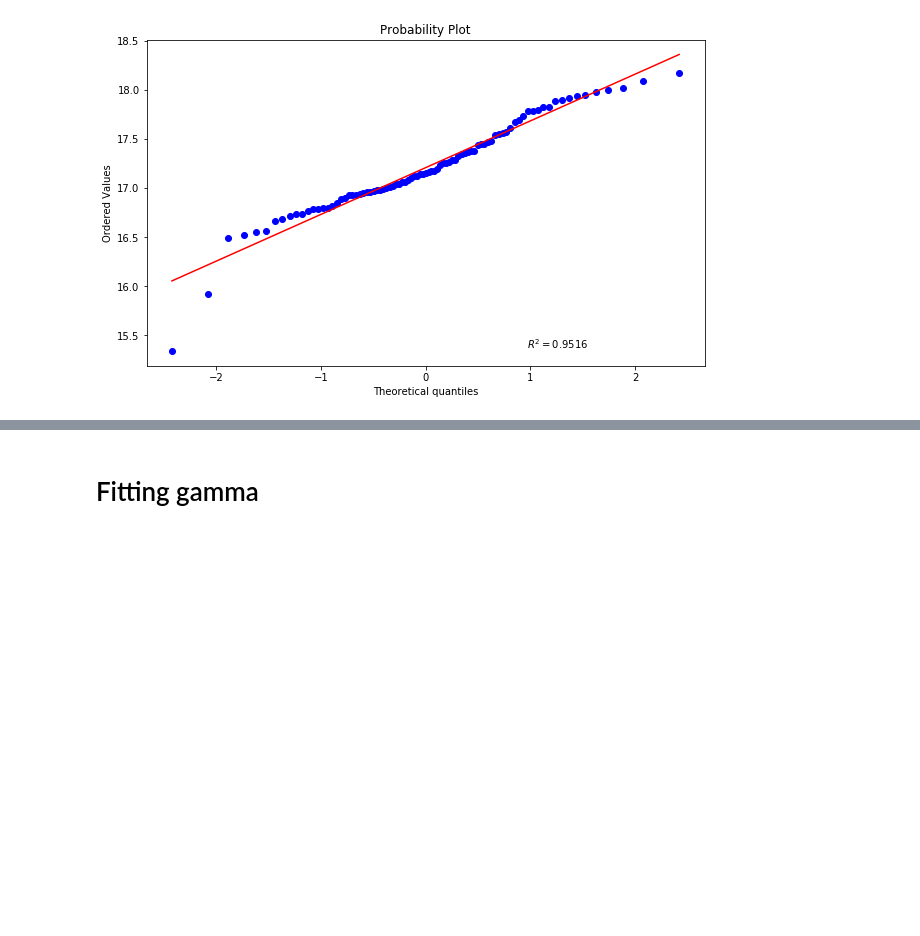
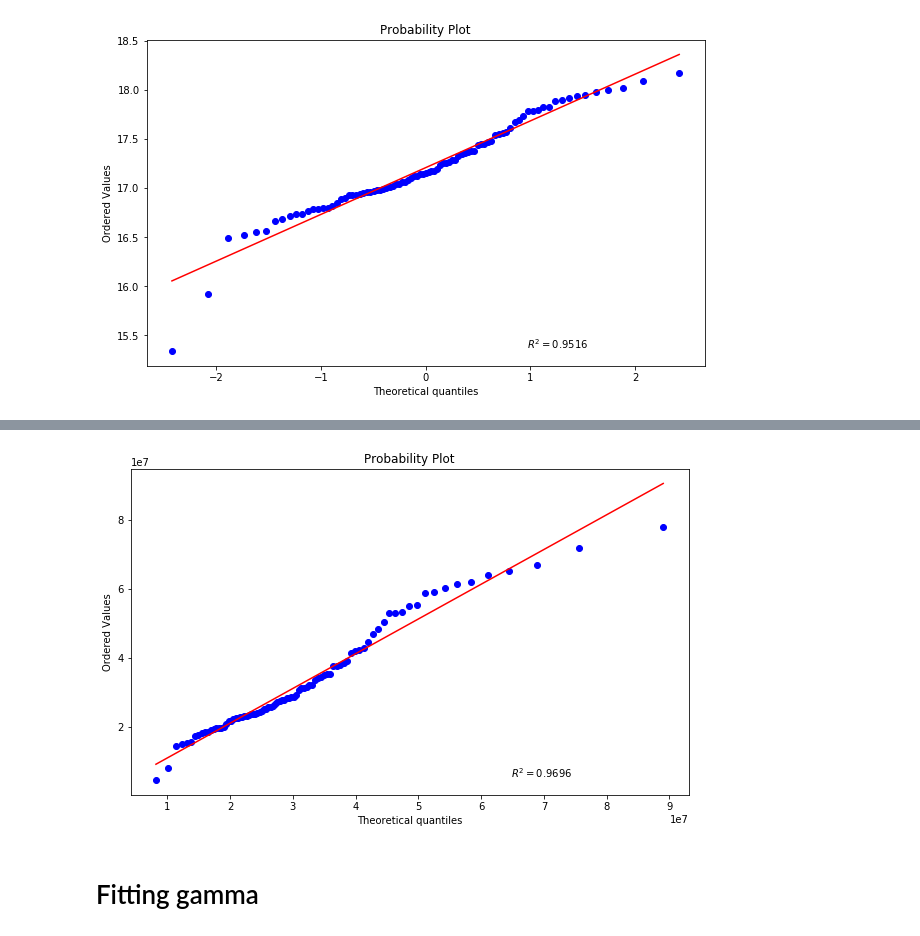
Before and after one commit to manirka/wqu-capstone-vol-prediction, a Jupyter notebook: predict research/Vol predict.ipynb, the cells around one changed output, grey strips where cells are left out. Cells and saved outputs as stored; diff of their text form; code cells hidden in the pictures; blank space fills up the shorter version.

```diff
--- a/predict research/Vol predict.ipynb
+++ b/predict research/Vol predict.ipynb
@@ -87,3 +101,7 @@ _ = stats.probplot(np.log(daily.volume), dist=stats.norm,  plot=plt, rvalue=True
+# %%
+_ = stats.probplot(daily.volume, dist=stats.invgamma, sparams=stats.invgamma.fit(daily.volume), plot=plt, rvalue=True)
+# %% [output]
+[figure, added]
 # %% [markdown]
 # Fitting gamma
 # %%
```
Also changed, not shown: parts of 21 cells of this notebook, 1 other file.
